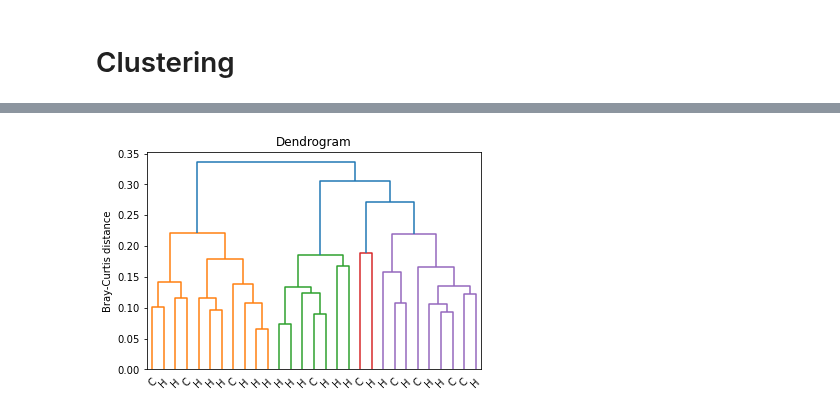
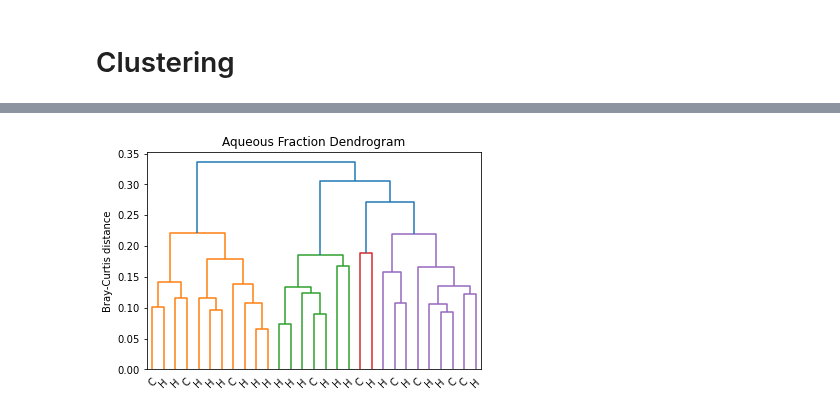
Before and after one commit to sterrettJD/GT-micro-metabo, a Jupyter notebook: analysis/Clustering.ipynb, the cells around one changed output, grey strips where cells are left out. Cells and saved outputs as stored; diff of their text form; code cells hidden in the pictures.

```diff
--- a/analysis/Clustering.ipynb
+++ b/analysis/Clustering.ipynb
@@ -89,9 +89,9 @@ def plot_hierarchical_dendrogram(data, metric, linkage_method):
                               method=linkage_method)
     hierarchy.dendrogram(links)
     ax = plt.gca()
-    return ax
+    return links, ax
 # %%
-ax = plot_hierarchical_dendrogram(raw_aqueous_samples, metric="jaccard", linkage_method="ward")
+links, ax = plot_hierarchical_dendrogram(raw_aqueous_samples, metric="jaccard", linkage_method="ward")
 
 current_xticks = [tick.get_text() for tick in ax.get_xticklabels()]
 new_xticks = np.empty(len(current_xticks), dtype="str")
@@ -100,7 +100,7 @@ for i, sampleID in enumerate(current_xticks):
     new_xticks[i] = "Control" if metabo_metadata.loc[int(sampleID)+1, "PID"]=="Control" else "Humanized"
 ax.set_xticklabels(new_xticks)
 
-plt.title('Dendrogram')
+plt.title('Aqueous Fraction Dendrogram')
 plt.xlabel('')
 plt.ylabel('Jaccard distance')
 
@@ -109,0 +110,15 @@ plt.show()
+# %%
+links, ax = plot_hierarchical_dendrogram(raw_lipid_samples, metric="jaccard", linkage_method="complete")
+
+current_xticks = [tick.get_text() for tick in ax.get_xticklabels()]
+new_xticks = np.empty(len(current_xticks), dtype="str")
+
+for i, sampleID in enumerate(current_xticks):
+    new_xticks[i] = "Control" if metabo_metadata.loc[int(sampleID)+1, "PID"]=="Control" else "Humanized"
+ax.set_xticklabels(new_xticks)
+
+plt.title('Lipid Fraction Dendrogram')
+plt.xlabel('')
+plt.ylabel('Jaccard distance')
+
+plt.show()
@@ -110,17 +127,17 @@ plt.show()
 # %%
-ax = plot_hierarchical_dendrogram(raw_aqueous_samples, metric="braycurtis", linkage_method="complete")
+links, ax = plot_hierarchical_dendrogram(raw_aqueous_samples, metric="braycurtis", linkage_method="complete")
 
 current_xticks = [tick.get_text() for tick in ax.get_xticklabels()]
 new_xticks = np.empty(len(current_xticks), dtype="str")
 
 for i, sampleID in enumerate(current_xticks):
     new_xticks[i] = "Control" if metabo_metadata.loc[int(sampleID)+1, "PID"]=="Control" else "Humanized"
 ax.set_xticklabels(new_xticks)
 
-plt.title('Dendrogram')
+plt.title('Aqueous Fraction Dendrogram')
 plt.xlabel('')
 plt.ylabel('Bray-Curtis distance')
 
 plt.show()
 # %% [output]
-[figure, old version]
+[figure, new version]
```
Also changed, not shown: parts of 6 cells of this notebook.
